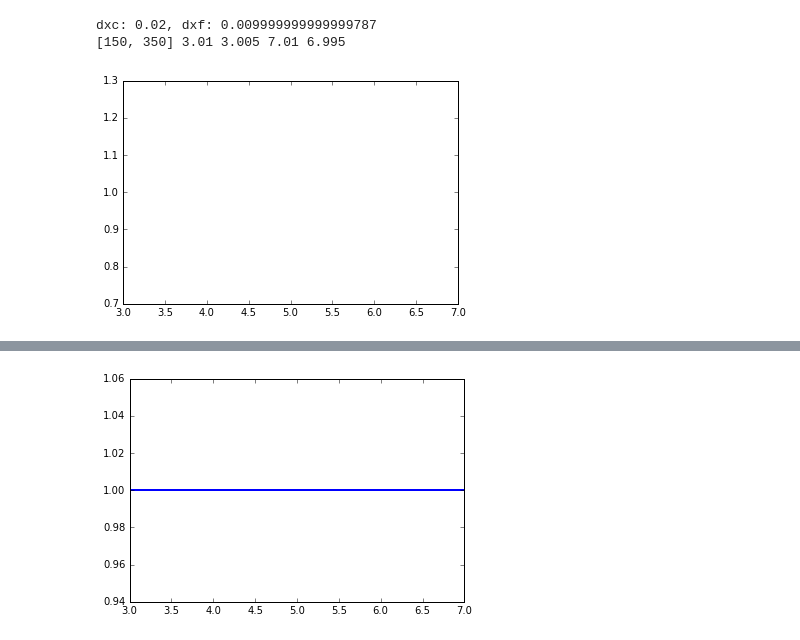
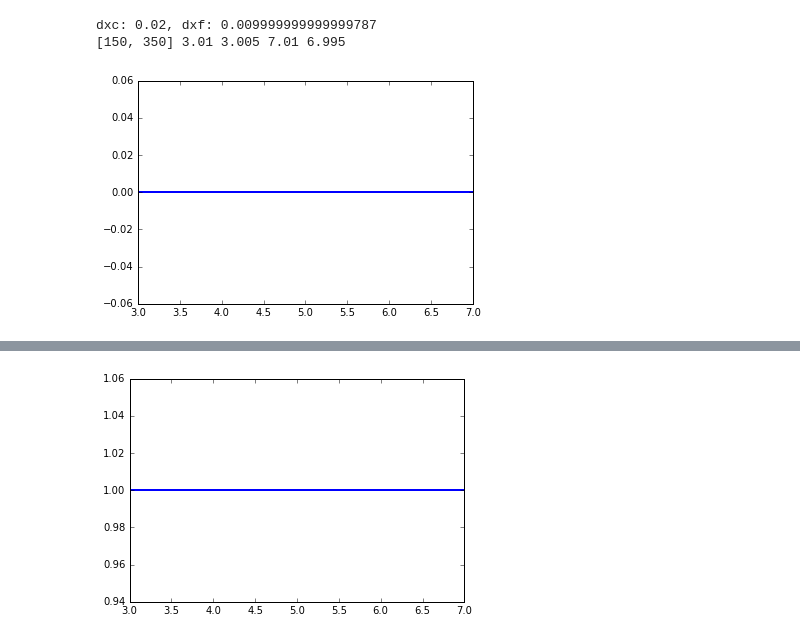
Before and after one commit to harpolea/swerve, a Jupyter notebook: Mesh_refinement.ipynb, the cells around one changed output, grey strips where cells are left out. Cells and saved outputs as stored; diff of their text form; code cells hidden in the pictures.

```diff
--- a/Mesh_refinement.ipynb
+++ b/Mesh_refinement.ipynb
@@ -203,6 +203,10 @@ for t in range(nt):
     #restrict(qc[t+1,:,:], qf[t+1,:,:])
 # %%
 for t in range(nt):
+
+    # prolong to fine grid
+    prolong(qc[t,:,:], qf[t,:,:])
+
     # evolve fine grid through 2 subcycles
     for i in range(r):
         qf[t+1,:,:] = rk3(qf[t,:,:], dt/r, compressible_fluxes, dxf)
@@ -211,22 +215,20 @@ for t in range(nt):
     qc[t+1,:,:] = qc[t,:,:]
     restrict(qc[t+1,:,:], qf[t+1,:,:])
 
+    # evolve coarse grid
     qc[t+1,:,:] = rk3(qc[t+1,:,:], dt, shallow_water_fluxes, dxc)
-
-    # prolong back to fine grid
-    prolong(qc[t+1,:,:], qf[t+1,:,:])
 # %%
 fig = plt.figure()
-ax = plt.axes(xlim=(3,7), ylim=(0.7, 1.3))#xlim=(0,10)), ylim=(1.,1.4))
+ax = plt.axes(xlim=(3,7))#, ylim=(0.9995, 1.0005))#xlim=(0,10)), ylim=(1.,1.4))
 line = ax.plot([],[], lw=2)[0]
 
 def animate(i):
-    line.set_data(xf, qf[i*10,:,0])
+    line.set_data(xf, qf[i*10,:,1])
     #return line
 
 anim = animation.FuncAnimation(fig, animate, frames=int(nt/10), interval=25)#, blit=True)
 # %% [output]
-[figure, old version]
+[figure, new version]
 # %%
 HTML(anim.to_html5_video())
 # %% [output]
```
